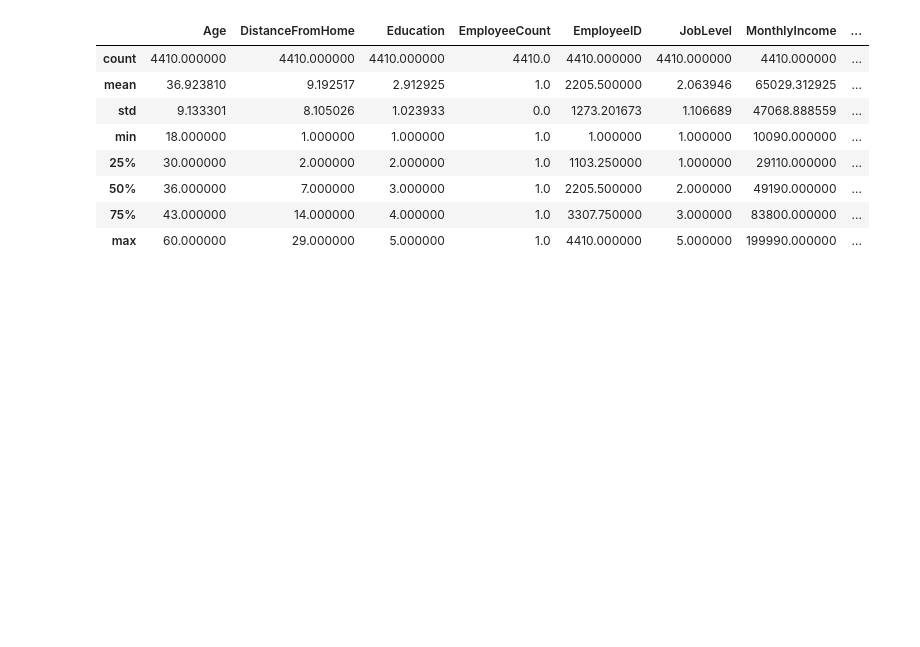
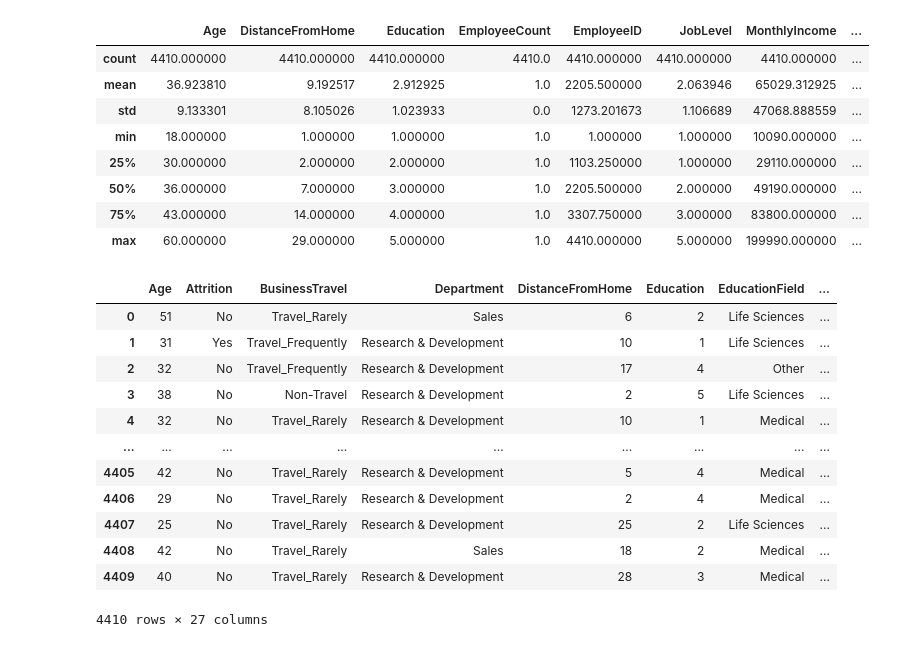
Before and after one commit to nazzim29/HumanForYou, a Jupyter notebook: projet.ipynb, the cells around one changed output. Saved outputs shown, nothing was run; the diff lists cells and outputs as text; code cells hidden in the pictures; blank space fills up the shorter version.

```diff
--- a/projet.ipynb
+++ b/projet.ipynb
@@ -141,5 +141,5 @@ in_time_brute.head()
 5 rows × 262 columns
 # %%
 out_time = out_time_brute.copy()
-out_time['employee_id'] = out_time_brute[out_time_brute.columns[0]]
-out_time.drop(out_time_brute.columns[0],axis=1)
+out_time['employee_id'] = out_time[out_time.columns[0]]
+out_time = out_time.drop(out_time.columns[0],axis=1)
@@ -160,4 +146,4 @@ out_time.drop(out_time_brute.columns[0],axis=1)
 # %%
 in_time = in_time_brute.copy()
-in_time['employee_id'] = in_time_brute[in_time_brute.columns[0]]
-in_time.drop(in_time_brute.columns[0],axis=1)
+in_time['employee_id'] = in_time[in_time.columns[0]]
+in_time = in_time.drop(in_time.columns[0],axis=1)
@@ -233,3 +250,21 @@ general_data.describe()
 | 50% | 36.000000 | 7.000000 | 3.000000 | 1.0 | 2205.500000 | 2.000000 | 49190.000000 | ... |
 | 75% | 43.000000 | 14.000000 | 4.000000 | 1.0 | 3307.750000 | 3.000000 | 83800.000000 | ... |
 | max | 60.000000 | 29.000000 | 5.000000 | 1.0 | 4410.000000 | 5.000000 | 199990.000000 | ... |
+# %%
+general_data = pd.merge(
+    general_data, employee_survey_data_brute, on="EmployeeID", how='left')
+general_data
+# %% [output]
+|  | Age | Attrition | BusinessTravel | Department | DistanceFromHome | Education | EducationField | ... |
+| 0 | 51 | No | Travel_Rarely | Sales | 6 | 2 | Life Sciences | ... |
+| 1 | 31 | Yes | Travel_Frequently | Research & Development | 10 | 1 | Life Sciences | ... |
+| 2 | 32 | No | Travel_Frequently | Research & Development | 17 | 4 | Other | ... |
+| 3 | 38 | No | Non-Travel | Research & Development | 2 | 5 | Life Sciences | ... |
+| 4 | 32 | No | Travel_Rarely | Research & Development | 10 | 1 | Medical | ... |
+| ... | ... | ... | ... | ... | ... | ... | ... | ... |
+| 4405 | 42 | No | Travel_Rarely | Research & Development | 5 | 4 | Medical | ... |
+| 4406 | 29 | No | Travel_Rarely | Research & Development | 2 | 4 | Medical | ... |
+| 4407 | 25 | No | Travel_Rarely | Research & Development | 25 | 2 | Life Sciences | ... |
+| 4408 | 42 | No | Travel_Rarely | Sales | 18 | 2 | Medical | ... |
+| 4409 | 40 | No | Travel_Rarely | Research & Development | 28 | 3 | Medical | ... |
+4410 rows × 27 columns
```
Also changed, not shown: parts of 8 cells of this notebook, 1 other file.
